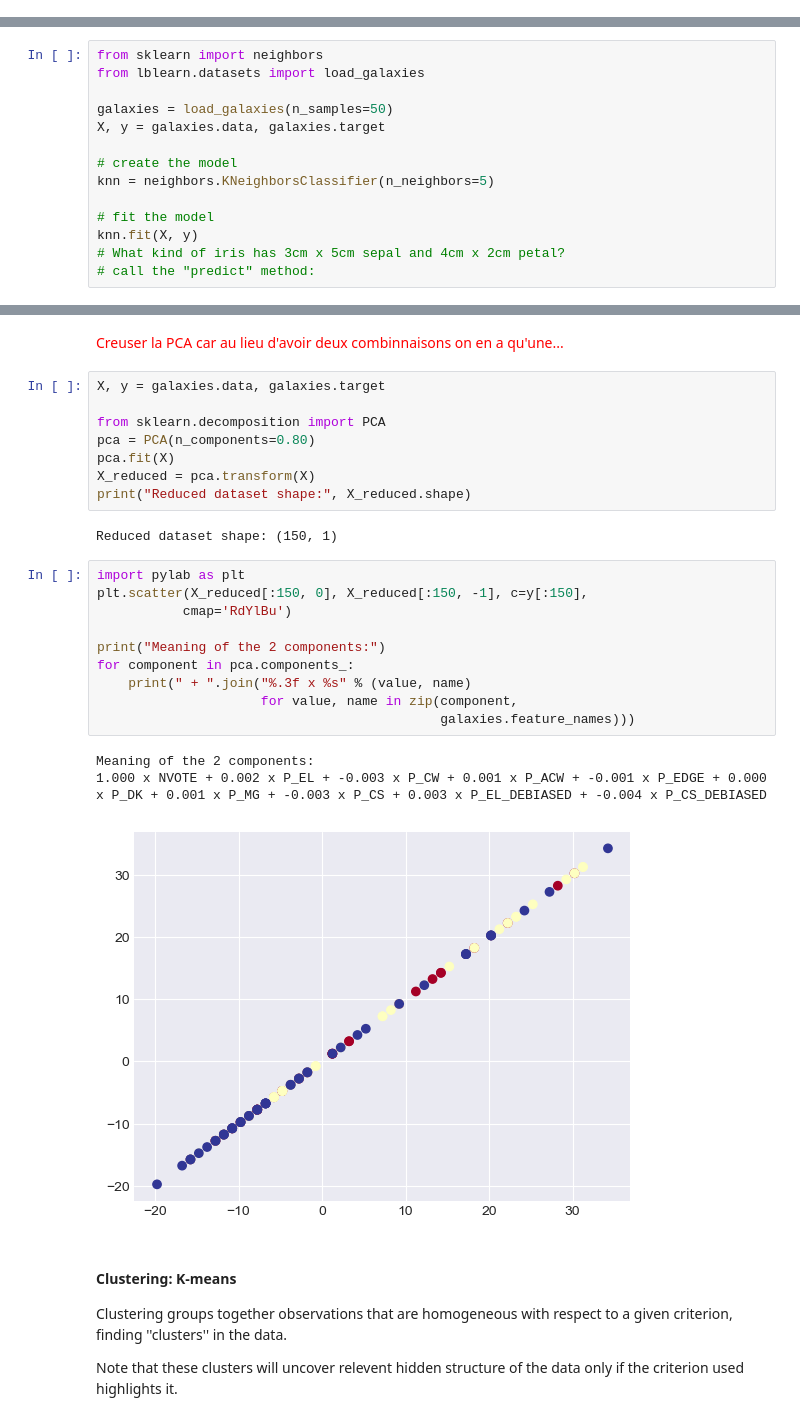
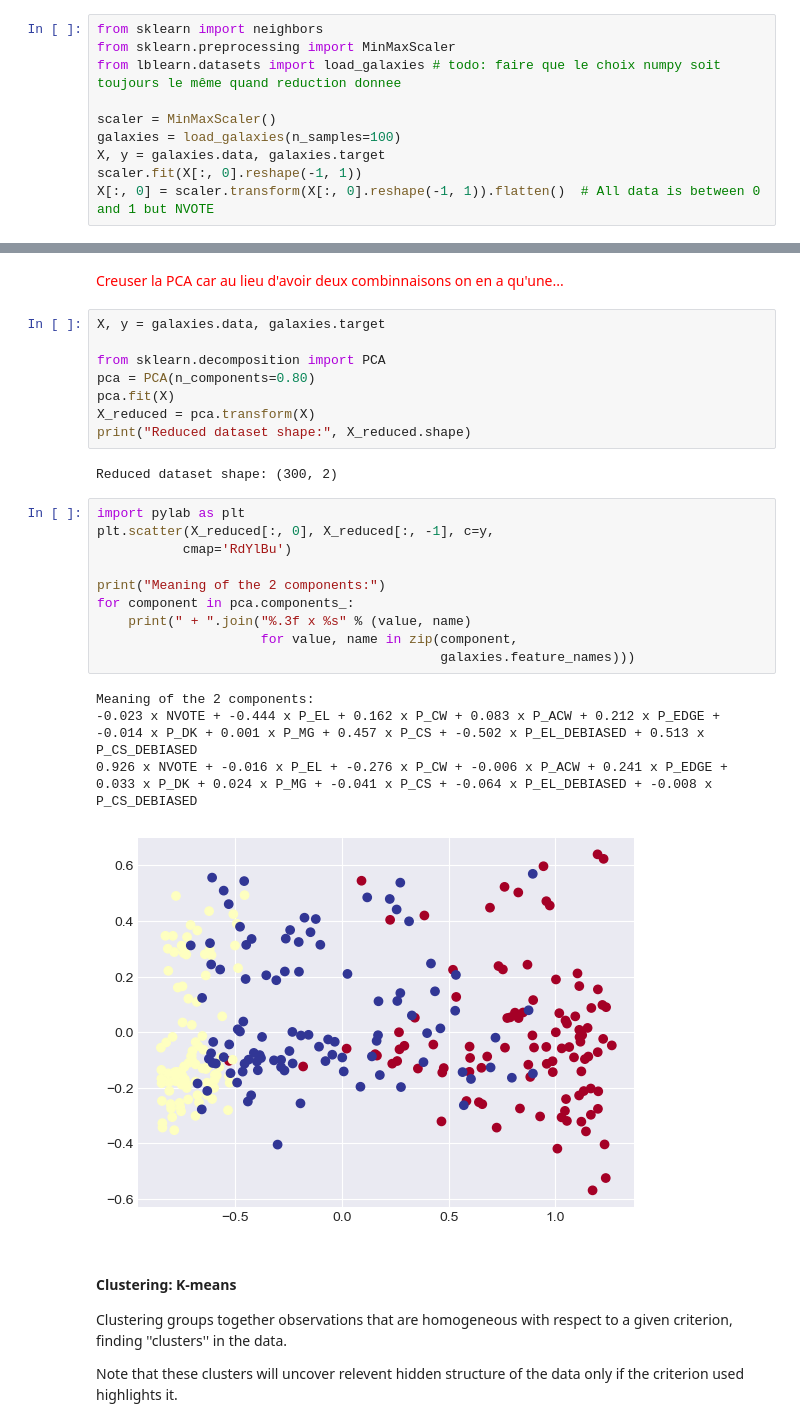
Before and after one commit to lukbrb/academic-physics, a Jupyter notebook: galaxy-classification/notebooks/02.2-Basic-Principles.ipynb, the cells around one changed output, grey strips where cells are left out. Cells and saved outputs as stored; diff of their text form.

Commit message:
add scaler to NVOTE

```diff
--- a/galaxy-classification/notebooks/02.2-Basic-Principles.ipynb
+++ b/galaxy-classification/notebooks/02.2-Basic-Principles.ipynb
@@ -42,3 +42,13 @@ because the label (age) is a continuous quantity.
 K nearest neighbors (kNN) is one of the simplest learning strategies: given a new, unknown observation, look up in your reference database which ones have the closest features and assign the predominant class.
 
 Let's try it out on our iris classification problem:
+# %%
+from sklearn import neighbors
+from sklearn.preprocessing import MinMaxScaler
+from lblearn.datasets import load_galaxies # todo: faire que le choix numpy soit toujours le même quand reduction donnee
+
+scaler = MinMaxScaler()
+galaxies = load_galaxies(n_samples=100)
+X, y = galaxies.data, galaxies.target
+scaler.fit(X[:, 0].reshape(-1, 1))
+X[:, 0] = scaler.transform(X[:, 0].reshape(-1, 1)).flatten()  # All data is between 0 and 1 but NVOTE
@@ -48,17 +70,3 @@ uncertain = np.array([59, 0.61, 0.034, 0.0, 0.153, 0.153, 0.051, 0.186, 0.61, 0.
 uncertain2 = np.array([28, 0.857, 0.0, 0.036, 0.0, 0.107, 0.0, 0.036, 0.83, 0.06])
 spiral = np.array([18, 0.611, 0.0, 0.167, 0.222, 0.0, 0.0, 0.389, 0.203, 0.797])
 elliptical = np.array([52, 0.885, 0.019, 0.0, 0.058, 0.019, 0.019, 0.077, 0.885, 0.077])
-# %%
-from sklearn import neighbors
-from lblearn.datasets import load_galaxies
-
-galaxies = load_galaxies(n_samples=50)
-X, y = galaxies.data, galaxies.target
-
-# create the model
-knn = neighbors.KNeighborsClassifier(n_neighbors=5)
-
-# fit the model
-knn.fit(X, y)
-# What kind of iris has 3cm x 5cm sepal and 4cm x 2cm petal?
-# call the "predict" method:
@@ -132,21 +147,22 @@ pca.fit(X)
 X_reduced = pca.transform(X)
 print("Reduced dataset shape:", X_reduced.shape)
 # %% [output]
-Reduced dataset shape: (150, 1)
+Reduced dataset shape: (300, 2)
 # %%
 import pylab as plt
-plt.scatter(X_reduced[:150, 0], X_reduced[:150, -1], c=y[:150],
+plt.scatter(X_reduced[:, 0], X_reduced[:, -1], c=y,
            cmap='RdYlBu')
 
 print("Meaning of the 2 components:")
 for component in pca.components_:
     print(" + ".join("%.3f x %s" % (value, name)
                      for value, name in zip(component,
                                             galaxies.feature_names)))
 # %% [output]
 Meaning of the 2 components:
-1.000 x NVOTE + 0.002 x P_EL + -0.003 x P_CW + 0.001 x P_ACW + -0.001 x P_EDGE + 0.000 x P_DK + 0.001 x P_MG + -0.003 x P_CS + 0.003 x P_EL_DEBIASED + -0.004 x P_CS_DEBIASED
+-0.023 x NVOTE + -0.444 x P_EL + 0.162 x P_CW + 0.083 x P_ACW + 0.212 x P_EDGE + -0.014 x P_DK + 0.001 x P_MG + 0.457 x P_CS + -0.502 x P_EL_DEBIASED + 0.513 x P_CS_DEBIASED
+0.926 x NVOTE + -0.016 x P_EL + -0.276 x P_CW + -0.006 x P_ACW + 0.241 x P_EDGE + 0.033 x P_DK + 0.024 x P_MG + -0.041 x P_CS + -0.064 x P_EL_DEBIASED + -0.008 x P_CS_DEBIASED
-[figure, old version]
+[figure, new version]
 # %% [markdown]
 #### Clustering: K-means
 
```
Also changed, not shown: parts of 12 cells of this notebook.
